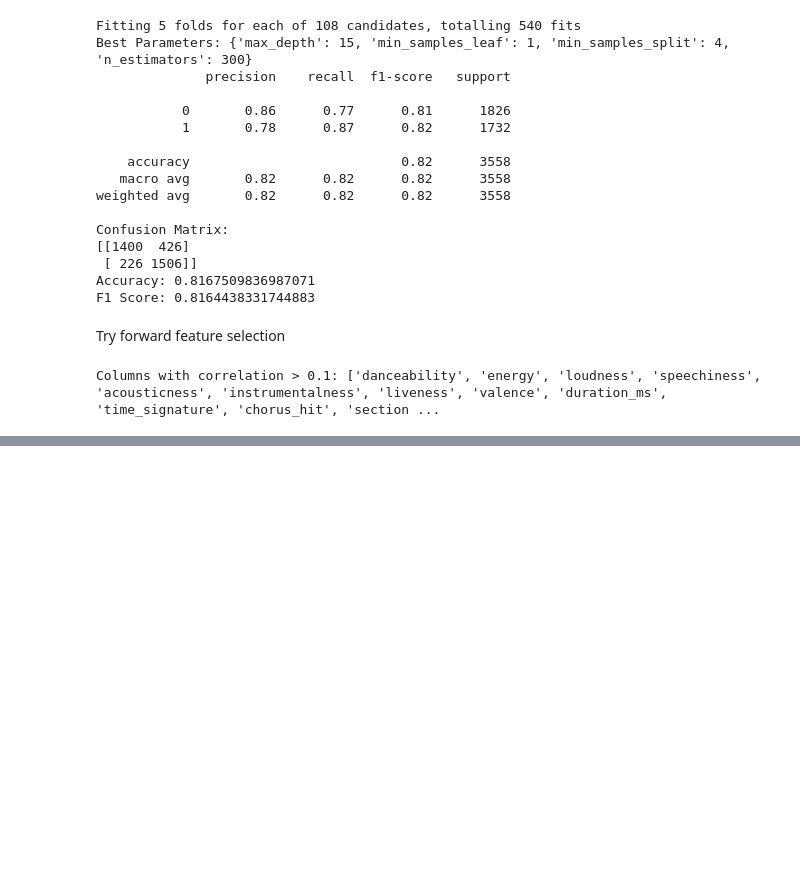
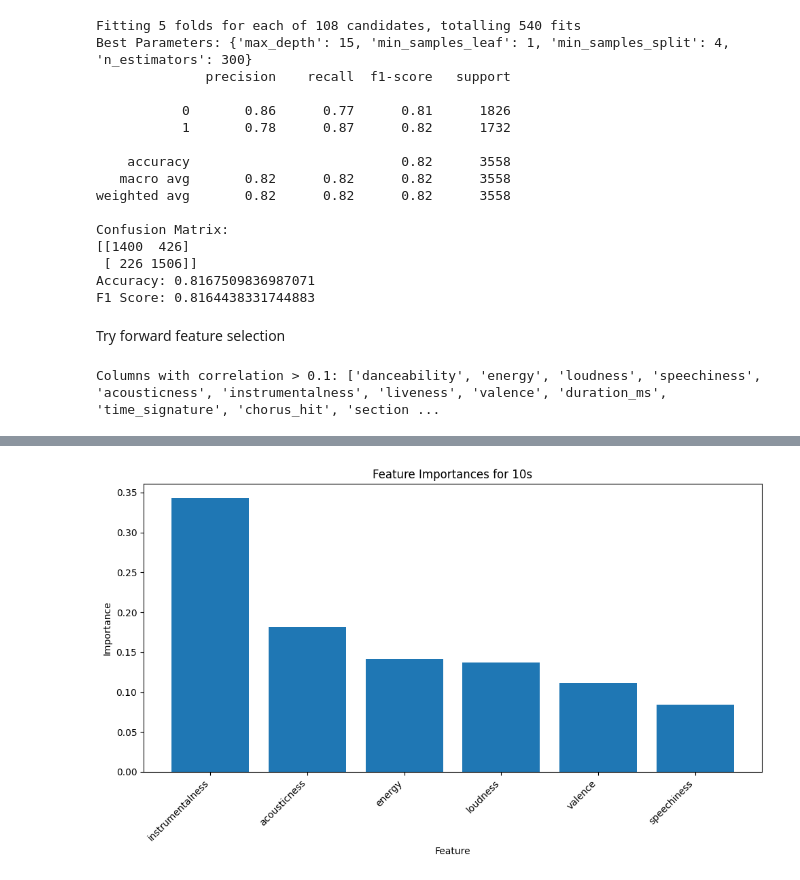
Before and after one commit to mrcl-w/Application-of-machine-learning-in-predicting-the-success-of-music-tracks., a Jupyter notebook: ML/Classification/RandomForest.ipynb, the cells around one changed output, grey strips where cells are left out. Cells and saved outputs as stored; diff of their text form; code cells hidden in the pictures; blank space fills up the shorter version.

```diff
--- a/ML/Classification/RandomForest.ipynb
+++ b/ML/Classification/RandomForest.ipynb
@@ -93,0 +376,11 @@ SyntaxError: invalid syntax. Maybe you meant '==' or ':=' instead of '='? (34362
+# %%
+X = all_features_df[feature_set]
+y = all_features_df['target']
+X_train, X_test, y_train, y_test = train_test_split(X, y, test_size=0.2, random_state=42)
+model.fit(X_train, y_train)
+y_pred = model.predict(X_test)
+print(classification_report(y_test, y_pred))
+print("Confusion Matrix:")
+print(confusion_matrix(y_test, y_pred))
+print("Accuracy:", accuracy_score(y_test, y_pred))
+print("F1 Score:", f1_score(y_test, y_pred, average='weighted'))
@@ -93,0 +402,14 @@ SyntaxError: invalid syntax. Maybe you meant '==' or ':=' instead of '='? (34362
+# %%
+#get feature importance
+importances_10s = model.feature_importances_
+indices = np.argsort(importances_10s)[::-1]
+plt.figure(figsize=(10, 6))
+plt.title("Feature Importances for 10s")
+plt.xlabel("Feature")
+plt.ylabel("Importance")
+plt.bar(range(len(importances_10s)), importances_10s[indices])
+plt.xticks(range(len(importances_10s)), [feature_set[i] for i in indices], rotation=45, ha='right')
+plt.tight_layout()
+#plt.savefig('../../Figures/feature_importance_10s.png')
+# %% [output]
+[figure, added]
```
Also changed, not shown: parts of 30 cells of this notebook, 3 other files.
